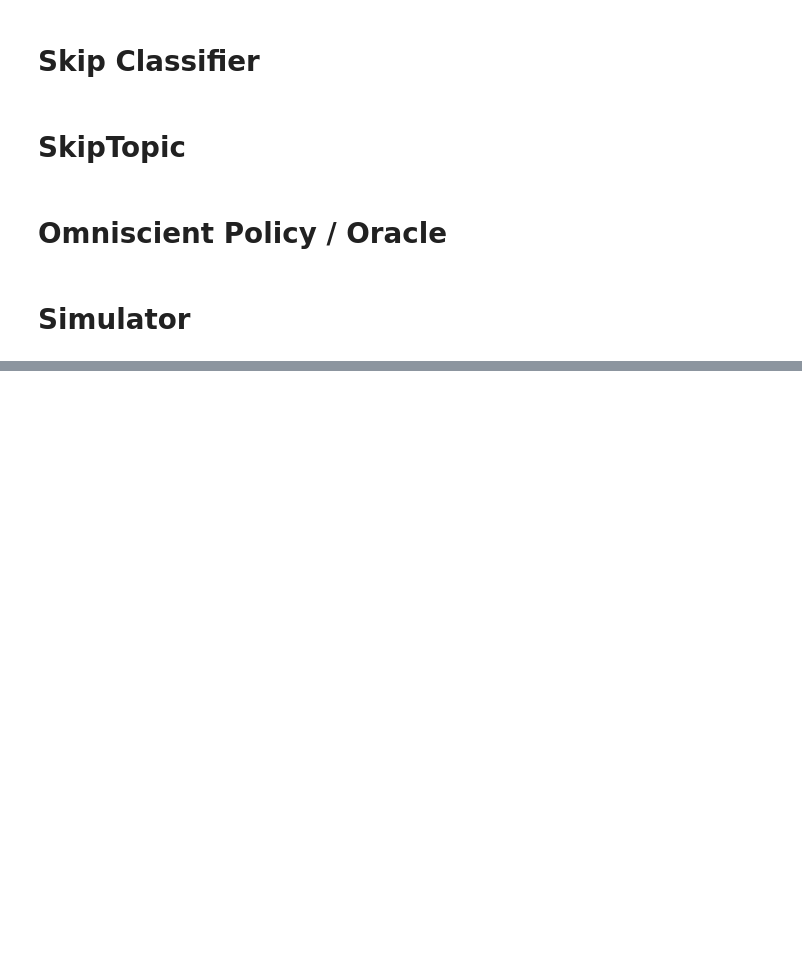
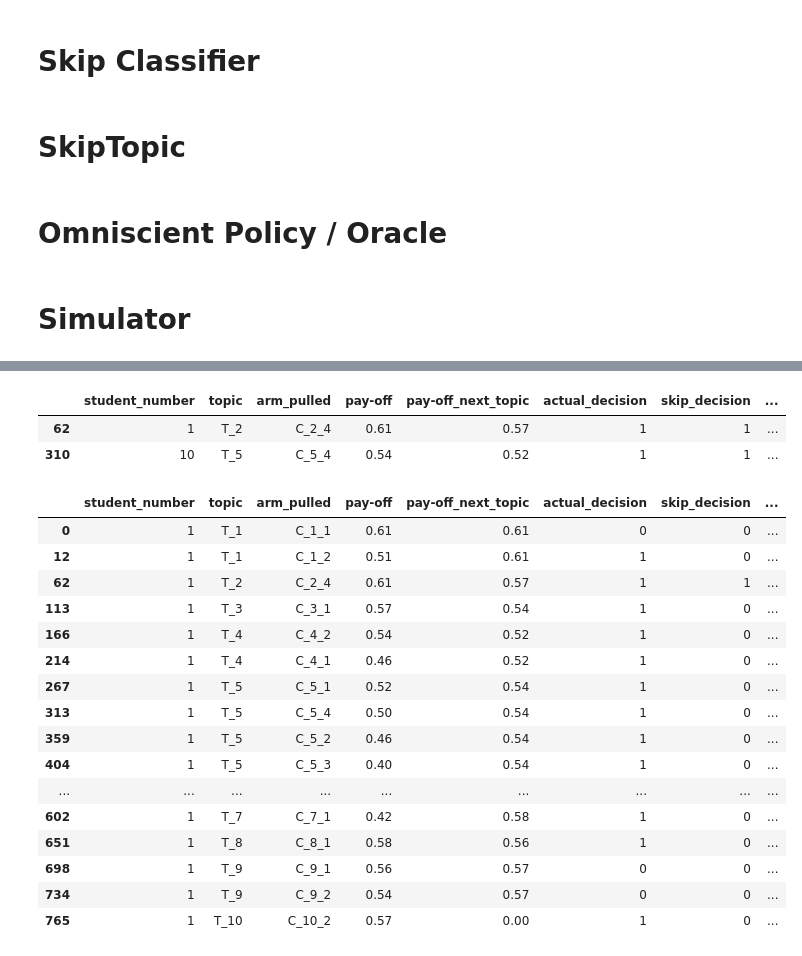
Before and after one commit to aazim-lakhani/Adaptive-Learning, a Jupyter notebook: notebooks/Oracle.ipynb, the cells around one changed output, grey strips where cells are left out. Saved outputs shown, nothing was run; the diff lists cells and outputs as text; code cells hidden in the pictures; blank space fills up the shorter version.

```diff
--- a/notebooks/Oracle.ipynb
+++ b/notebooks/Oracle.ipynb
@@ -431,0 +448,3 @@ Total Number of rounds :  41
+# %%
+df = pd.read_csv('logs_oracle_verySmall')
+df.tail()
@@ -431,0 +458,28 @@ Total Number of rounds :  41
+# %%
+# Lets analyze for student 1
+
+df[df['skip_decision']== 1]
+# %% [output]
+|  | student_number | topic | arm_pulled | pay-off | pay-off_next_topic | actual_decision | skip_decision | ... |
+| 62 | 1 | T_2 | C_2_4 | 0.61 | 0.57 | 1 | 1 | ... |
+| 310 | 10 | T_5 | C_5_4 | 0.54 | 0.52 | 1 | 1 | ... |
+# %%
+df[df['student_number'] == 1]
+# %% [output]
+|  | student_number | topic | arm_pulled | pay-off | pay-off_next_topic | actual_decision | skip_decision | ... |
+| 0 | 1 | T_1 | C_1_1 | 0.61 | 0.61 | 0 | 0 | ... |
+| 12 | 1 | T_1 | C_1_2 | 0.51 | 0.61 | 1 | 0 | ... |
+| 62 | 1 | T_2 | C_2_4 | 0.61 | 0.57 | 1 | 1 | ... |
+| 113 | 1 | T_3 | C_3_1 | 0.57 | 0.54 | 1 | 0 | ... |
+| 166 | 1 | T_4 | C_4_2 | 0.54 | 0.52 | 1 | 0 | ... |
+| 214 | 1 | T_4 | C_4_1 | 0.46 | 0.52 | 1 | 0 | ... |
+| 267 | 1 | T_5 | C_5_1 | 0.52 | 0.54 | 1 | 0 | ... |
+| 313 | 1 | T_5 | C_5_4 | 0.50 | 0.54 | 1 | 0 | ... |
+| 359 | 1 | T_5 | C_5_2 | 0.46 | 0.54 | 1 | 0 | ... |
+| 404 | 1 | T_5 | C_5_3 | 0.40 | 0.54 | 1 | 0 | ... |
+| ... | ... | ... | ... | ... | ... | ... | ... | ... |
+| 602 | 1 | T_7 | C_7_1 | 0.42 | 0.58 | 1 | 0 | ... |
+| 651 | 1 | T_8 | C_8_1 | 0.58 | 0.56 | 1 | 0 | ... |
+| 698 | 1 | T_9 | C_9_1 | 0.56 | 0.57 | 0 | 0 | ... |
+| 734 | 1 | T_9 | C_9_2 | 0.54 | 0.57 | 0 | 0 | ... |
+| 765 | 1 | T_10 | C_10_2 | 0.57 | 0.00 | 1 | 0 | ... |
```
Also changed, not shown: parts of 6 cells of this notebook, 2 other files.
